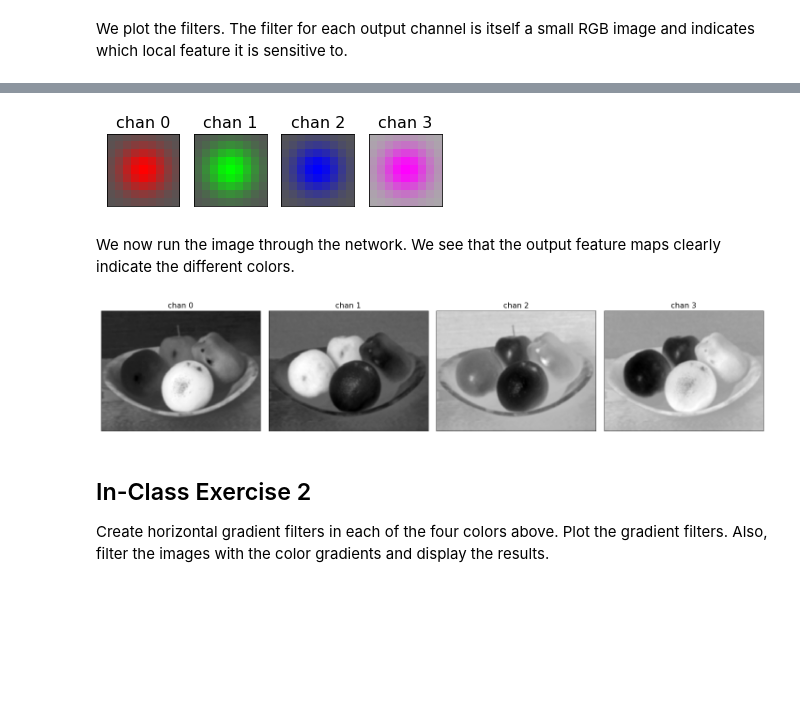
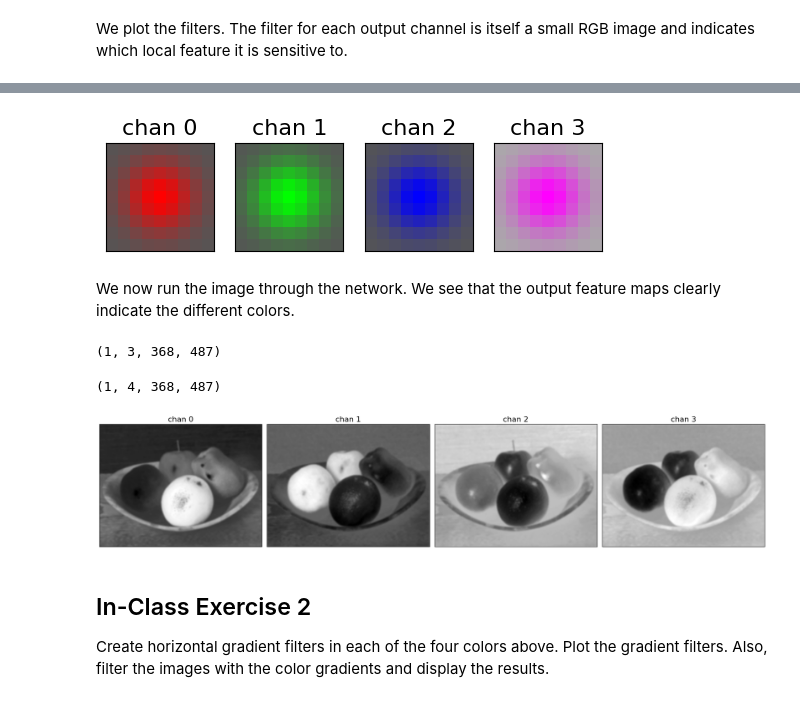
Before and after one commit to dpcarry/introml, a Jupyter notebook: unit10_cnn/demo1_convolutions.ipynb, the cells around one changed output, grey strips where cells are left out. Saved outputs shown, nothing was run; the diff lists cells and outputs as text; code cells hidden in the pictures; blank space fills up the shorter version.

```diff
--- a/unit10_cnn/demo1_convolutions.ipynb
+++ b/unit10_cnn/demo1_convolutions.ipynb
@@ -484,8 +421,12 @@ krow, kcol = kernel_size
 G = gauss_kernel(krow,kcol,sig=2)
 
 # Multiply by weigthing color
-W = G[:,:,None,None]*color_wt.T[None,None,:,:]
-b = np.zeros(b.shape)
-layer.set_weights((W,b))
+W = G[None,None,:,:]*color_wt[:,:,None,None]
+W = W.astype(np.float32)
+b = np.zeros(nchan_out, dtype=np.float32)
+
+# Set the convolutional layer weigths
+conv_layer.weight.data = torch.from_numpy(W)
+conv_layer.bias.data = torch.from_numpy(b)
 # %% [markdown]
 We plot the filters.  The filter for each output channel is itself a small RGB image and indicates which local feature it is sensitive to.
@@ -492,23 +441,33 @@ We plot the filters.  The filter for each output channel is itself a small RGB i
 # %%
 for i in range(nchan_out):
     plt.subplot(1,nchan_out,i+1)
-    disp_image(W[:,:,:,i])
+    Wi = W[i,:,:,:].transpose(1,2,0)
+    disp_image(Wi)
     title_str = 'chan %d' % i
     plt.title(title_str,fontsize=16)
 # %% [output]
-[figure, old version]
+[figure, new version]
 # %% [markdown]
 We now run the image through the network.  We see that the output feature maps clearly indicate the different colors.
+# %%
+x.shape
+# %% [output]
+(1, 3, 368, 487)
 # %%
-y = model.predict(x)
+x_torch = torch.from_numpy(x)
+y = conv_layer(x_torch)
+y = y.detach().numpy()
+print(y.shape)
+
 plt.figure(figsize=(20,20))
 for i in range(nchan_out):
-    plt.subplot(2,nchan_out,i+1)
-    disp_image(y[0,:,:,i])
+    plt.subplot(1,nchan_out,i+1)
+    disp_image(y[0,i,:,:])
     title_str = 'chan %d' % i
     plt.title(title_str,fontsize=16)
 plt.tight_layout()
 # %% [output]
+(1, 4, 368, 487)
 [figure]
 # %% [markdown]
 ## In-Class Exercise 2
```
Also changed, not shown: parts of 36 cells of this notebook.
